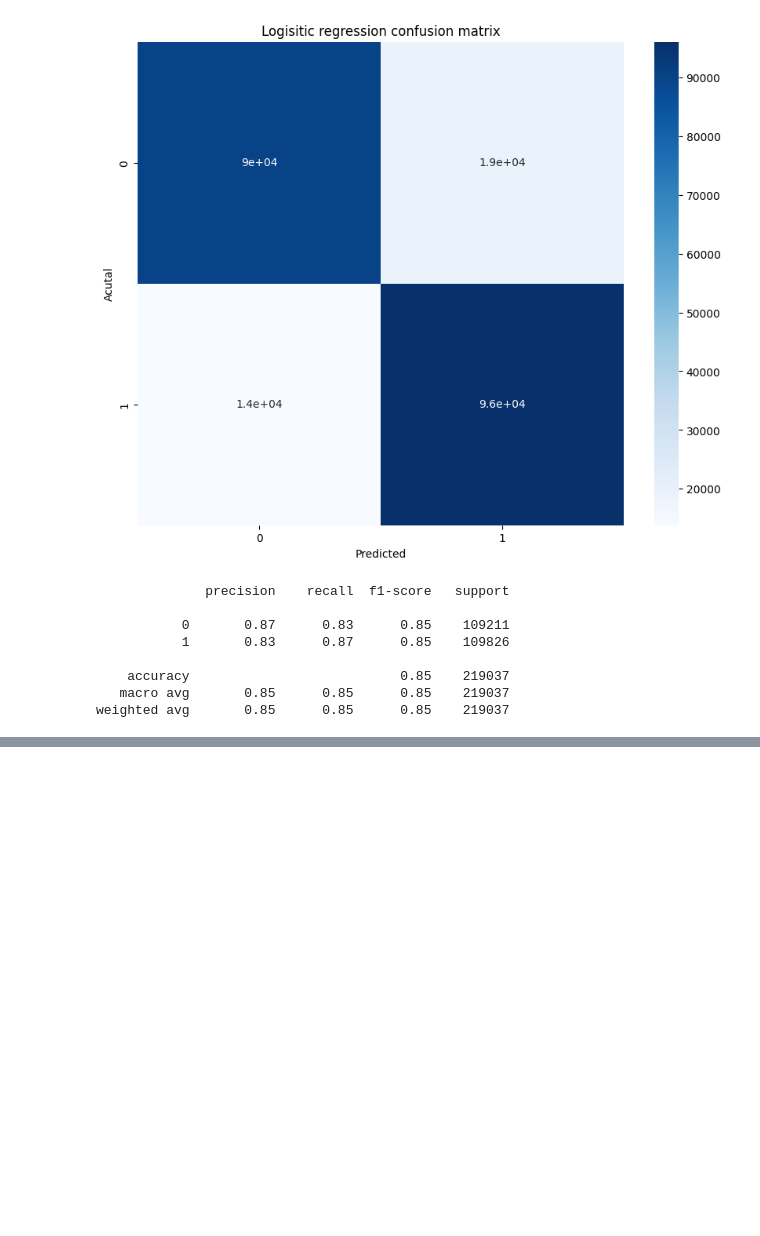
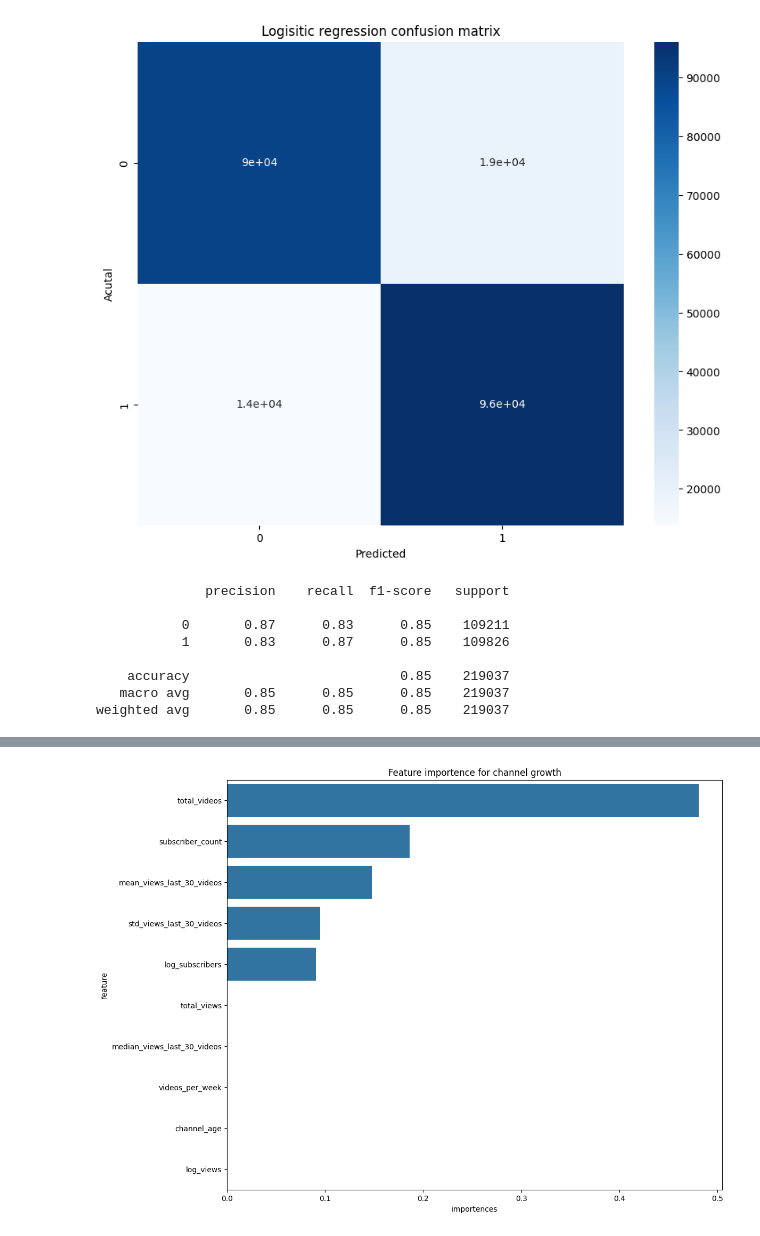
Before and after one commit to Shiva-Kumar-S-M/Projects, a Jupyter notebook: content growth pattern predictor.ipynb, the cells around one changed output, grey strips where cells are left out. Saved outputs shown, nothing was run; the diff lists cells and outputs as text; code cells hidden in the pictures; blank space fills up the shorter version.

Commit message:
Feature importencee

```diff
--- a/content growth pattern predictor.ipynb
+++ b/content growth pattern predictor.ipynb
@@ -429,3 +429,11 @@ print(classification_report(y_test,log_test_pred))
     accuracy                           0.85    219037
    macro avg       0.85      0.85      0.85    219037
 weighted avg       0.85      0.85      0.85    219037
+# %%
+#Feature importences
+feature_importence=pd.DataFrame({
+    "feature":X.columns,
+    "importences":tree_model.feature_importances_})
+
+feature_importence=feature_importence.sort_values(by="importences",ascending=False)
+print(feature_importence)
@@ -431,0 +452,7 @@ weighted avg       0.85      0.85      0.85    219037
+# %%
+plt.figure(figsize=(12,10))
+sns.barplot(x='importences',y='feature',data=feature_importence)
+plt.title("Feature importence for channel growth")
+plt.show()
+# %% [output]
+[figure, added]
```
Also changed, not shown: parts of 1 cell of this notebook.
